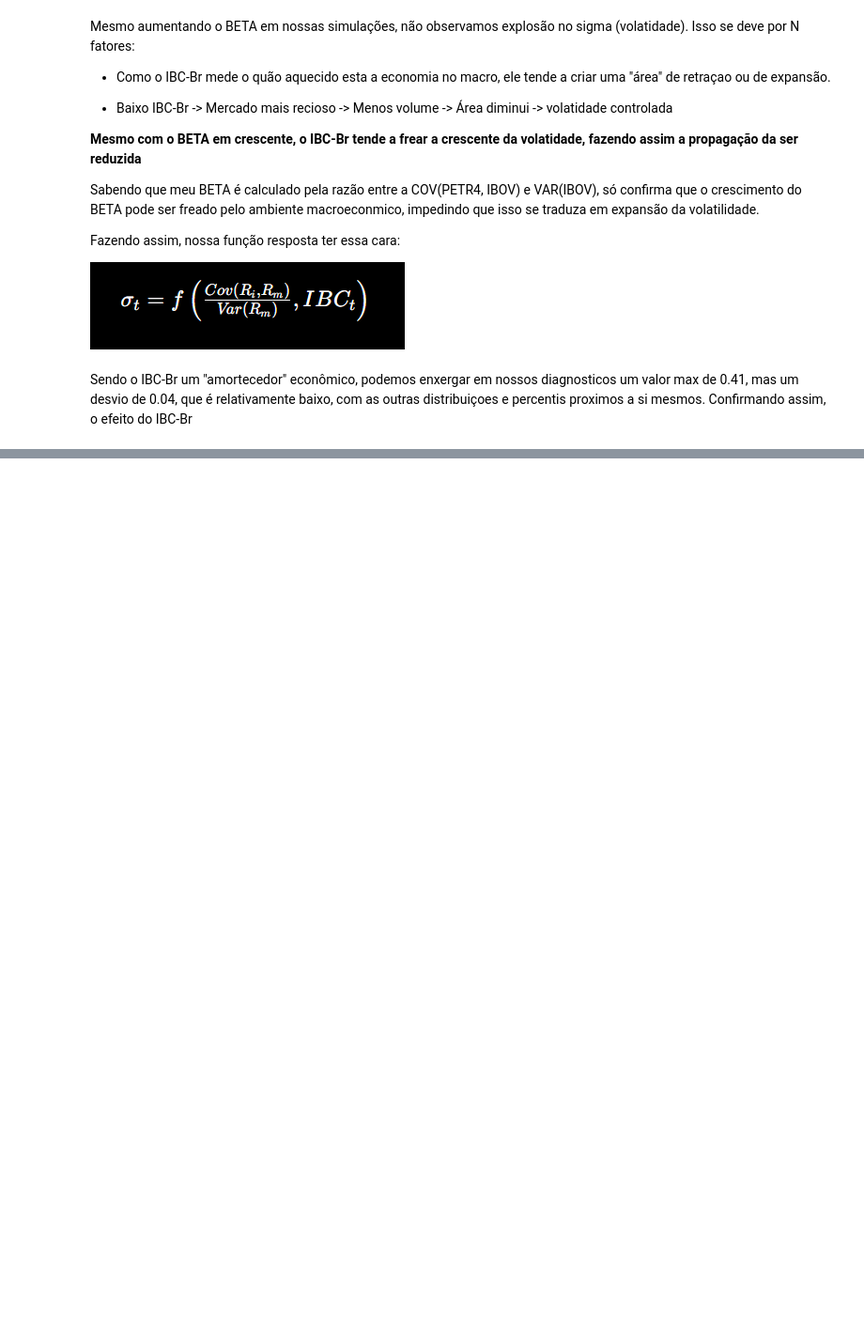
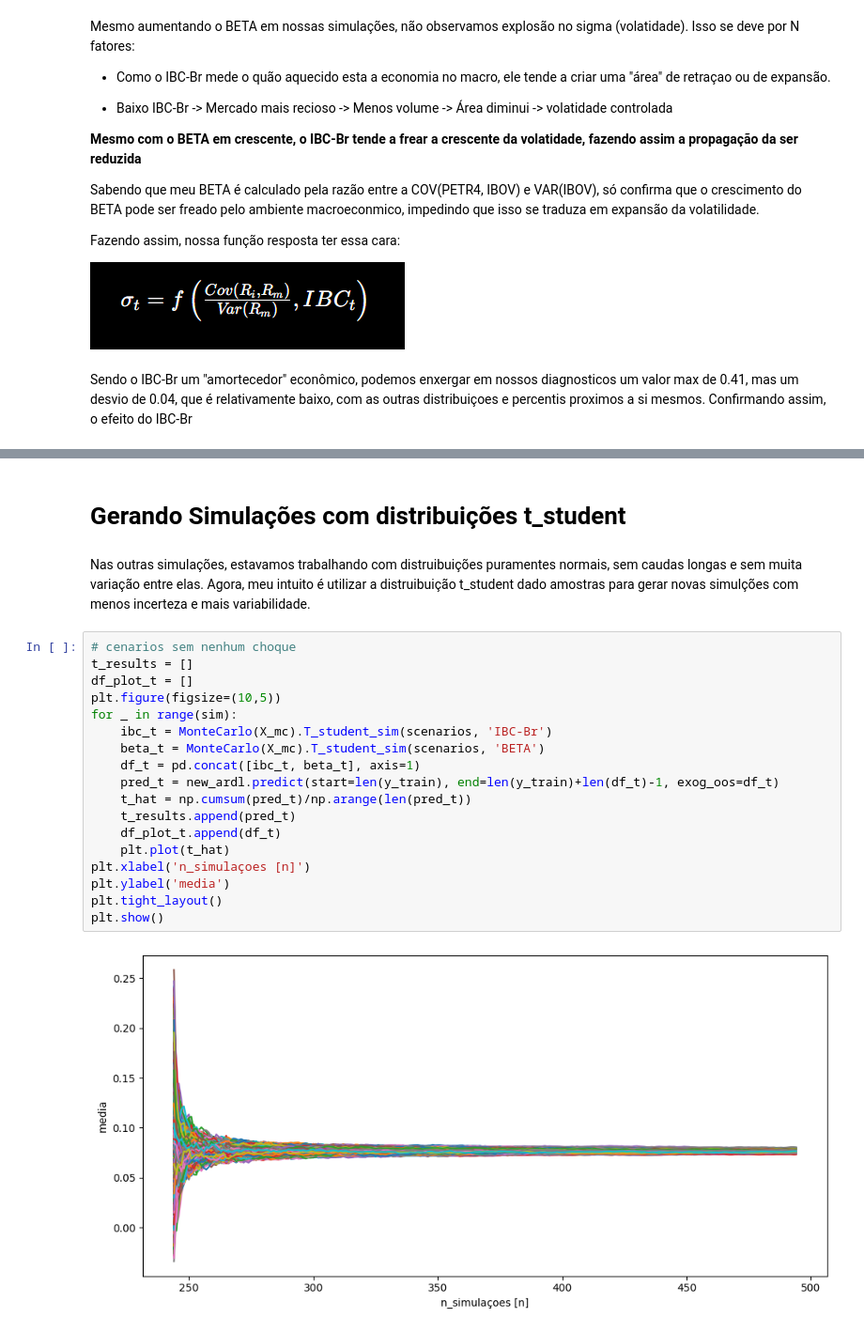
Before and after one commit to WesleySouza13/oil-price-shock-analysis, a Jupyter notebook: notebooks/02_modeling.ipynb, the cells around one changed output, grey strips where cells are left out. Shown at 94% size. Saved outputs shown, nothing was run; the diff lists cells and outputs as text; blank space fills up the shorter version.

Commit message:
criando simulaçoes com distribuição amostral t_student

```diff
--- a/notebooks/02_modeling.ipynb
+++ b/notebooks/02_modeling.ipynb
@@ -971,0 +1076,24 @@ Podemos observar uma area definida, com pontos poucos dispersos (salvo 1 outiler
+# %% [markdown]
+# Gerando Simulações com distribuições t_student
+# %% [markdown]
+Nas outras simulações, estavamos trabalhando com distruibuições puramentes normais, sem caudas longas e sem muita variação entre elas. Agora, meu intuito é utilizar a distruibuição t_student dado amostras para gerar novas simulções com menos incerteza e mais variabilidade.
+# %%
+# cenarios sem nenhum choque
+t_results = []
+df_plot_t = []
+plt.figure(figsize=(10,5))
+for _ in range(sim):
+    ibc_t = MonteCarlo(X_mc).T_student_sim(scenarios, 'IBC-Br')
+    beta_t = MonteCarlo(X_mc).T_student_sim(scenarios, 'BETA')
+    df_t = pd.concat([ibc_t, beta_t], axis=1)
+    pred_t = new_ardl.predict(start=len(y_train), end=len(y_train)+len(df_t)-1, exog_oos=df_t)
+    t_hat = np.cumsum(pred_t)/np.arange(len(pred_t))
+    t_results.append(pred_t)
+    df_plot_t.append(df_t)
+    plt.plot(t_hat)
+plt.xlabel('n_simulaçoes [n]')
+plt.ylabel('media')
+plt.tight_layout()
+plt.show()
+# %% [output]
+[figure, added]
```
Also changed, not shown: parts of 28 cells of this notebook, 1 other file.
